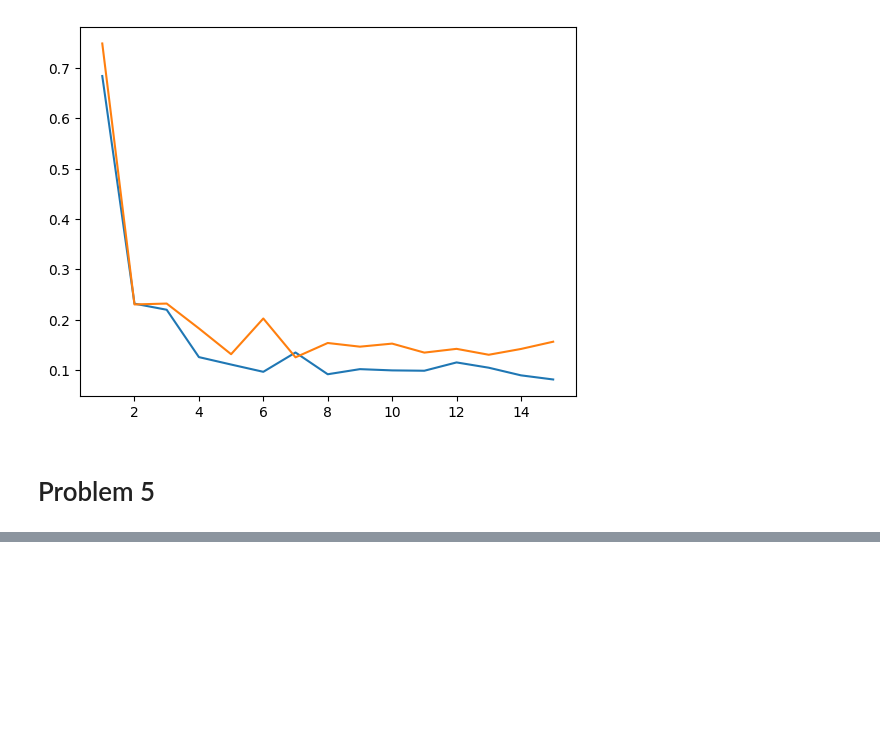
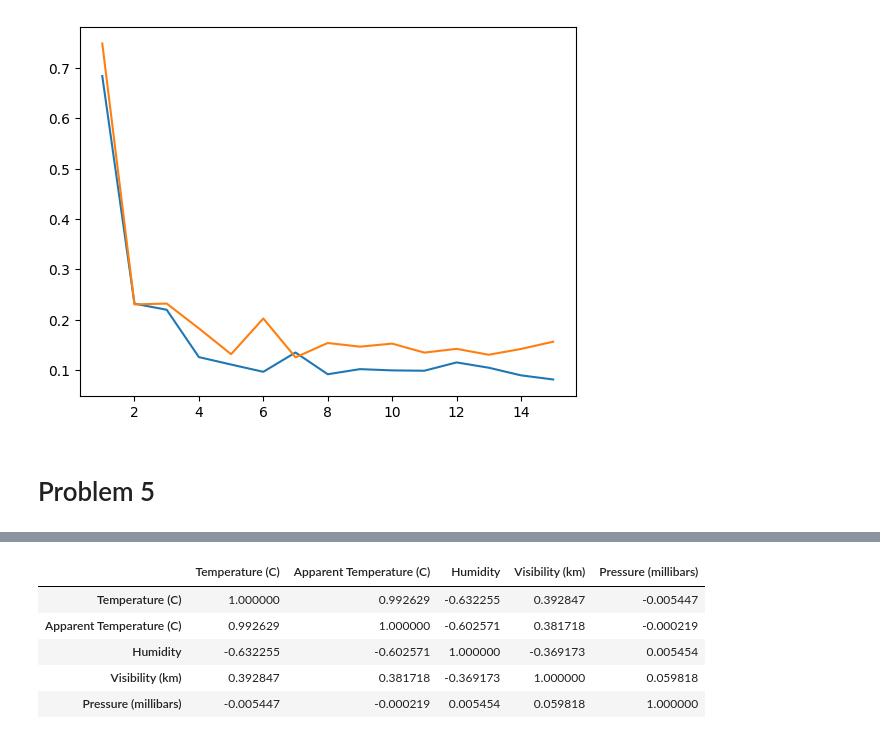
Before and after one commit to omiksave/MAE551, a Jupyter notebook: HW1.ipynb, the cells around one changed output, grey strips where cells are left out. Cells and saved outputs as stored; diff of their text form; code cells hidden in the pictures; blank space fills up the shorter version.

```diff
--- a/HW1.ipynb
+++ b/HW1.ipynb
@@ -146,0 +161,9 @@ plt.plot(np.linspace(1,len(test_scores),len(test_scores)),test_scores)
+# %%
+df.corr().style.background_gradient(cmap='coolwarm')
+# %% [output]
+|  | Temperature (C) | Apparent Temperature (C) | Humidity | Visibility (km) | Pressure (millibars) |
+| Temperature (C) | 1.000000 | 0.992629 | -0.632255 | 0.392847 | -0.005447 |
+| Apparent Temperature (C) | 0.992629 | 1.000000 | -0.602571 | 0.381718 | -0.000219 |
+| Humidity | -0.632255 | -0.602571 | 1.000000 | -0.369173 | 0.005454 |
+| Visibility (km) | 0.392847 | 0.381718 | -0.369173 | 1.000000 | 0.059818 |
+| Pressure (millibars) | -0.005447 | -0.000219 | 0.005454 | 0.059818 | 1.000000 |
```
Also changed, not shown: parts of 6 cells of this notebook.
